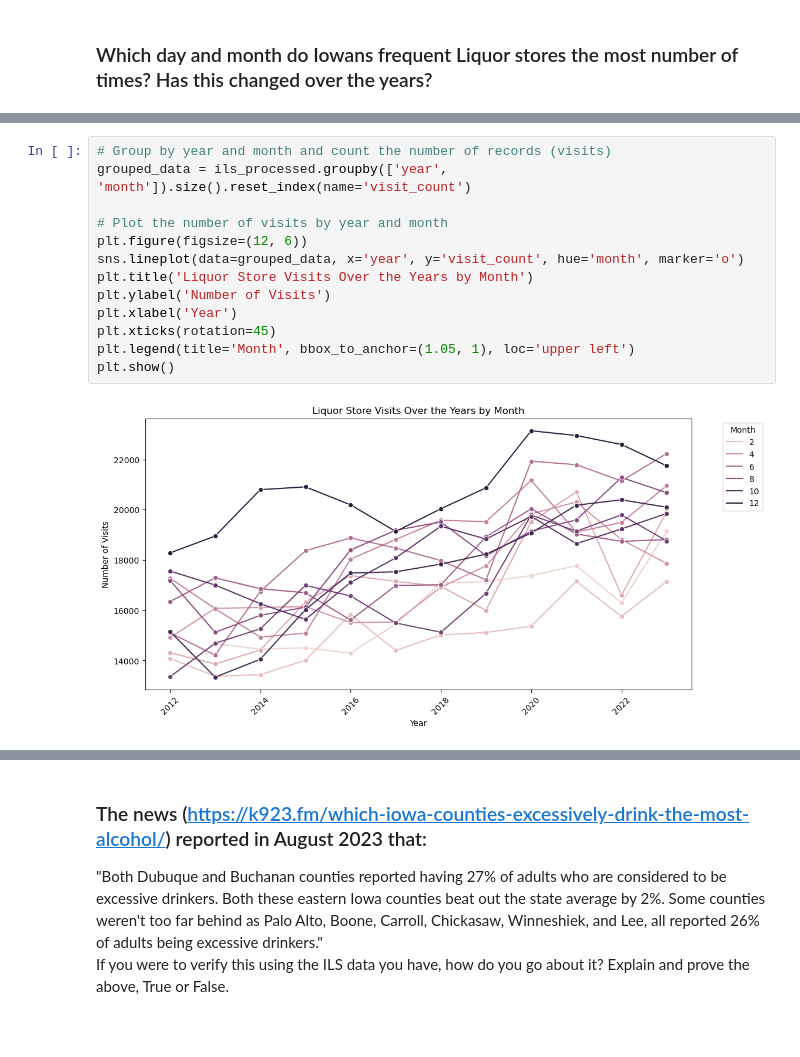
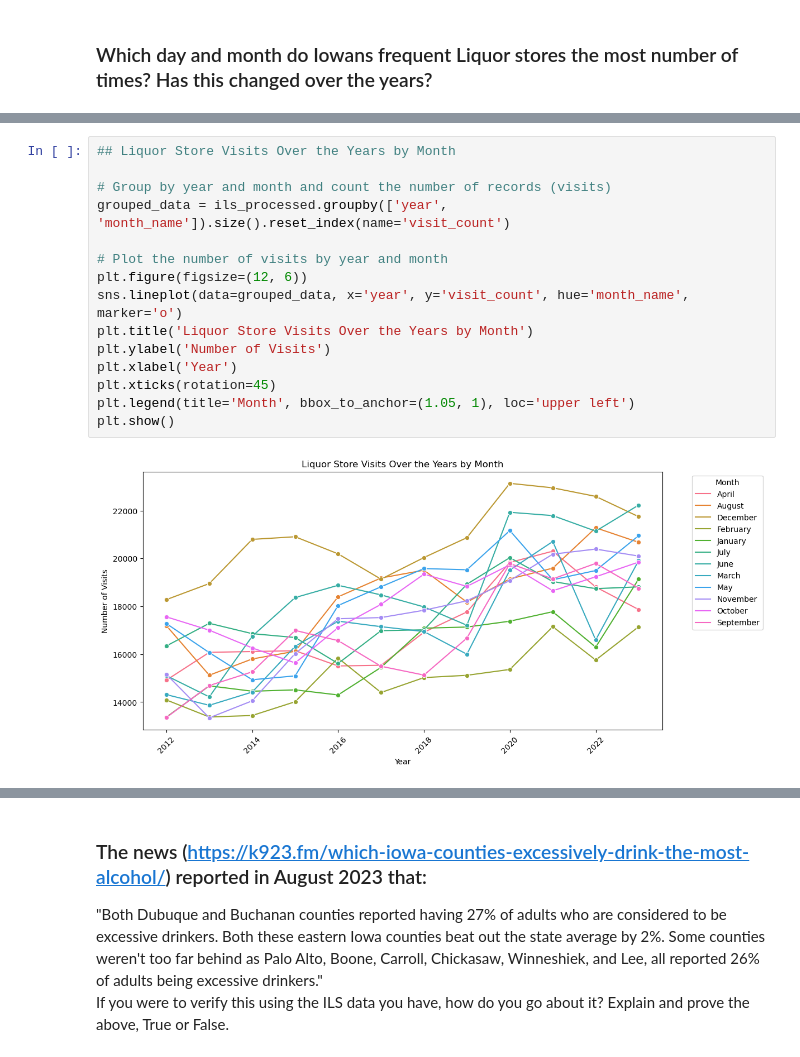
Before and after one commit to gabriel-ferreira-life/546_advanced_business_analytics, a Jupyter notebook: homework/homework_1/HW1_Solutions_GF.ipynb, the cells around one changed output, grey strips where cells are left out. Saved outputs shown, nothing was run; the diff lists cells and outputs as text; blank space fills up the shorter version.

```diff
--- a/homework/homework_1/HW1_Solutions_GF.ipynb
+++ b/homework/homework_1/HW1_Solutions_GF.ipynb
@@ -482,18 +465,20 @@ plt.show()
 # %% [output]
 [figure]
 # %%
+## Liquor Store Visits Over the Years by Month
+
 # Group by year and month and count the number of records (visits)
-grouped_data = ils_processed.groupby(['year', 'month']).size().reset_index(name='visit_count')
+grouped_data = ils_processed.groupby(['year', 'month_name']).size().reset_index(name='visit_count')
 
 # Plot the number of visits by year and month
 plt.figure(figsize=(12, 6))
-sns.lineplot(data=grouped_data, x='year', y='visit_count', hue='month', marker='o')
+sns.lineplot(data=grouped_data, x='year', y='visit_count', hue='month_name', marker='o')
 plt.title('Liquor Store Visits Over the Years by Month')
 plt.ylabel('Number of Visits')
 plt.xlabel('Year')
 plt.xticks(rotation=45)
 plt.legend(title='Month', bbox_to_anchor=(1.05, 1), loc='upper left')
 plt.show()
 # %% [output]
-[figure, old version]
+[figure, new version]
 # %%
```
Also changed, not shown: parts of 58 cells of this notebook.
